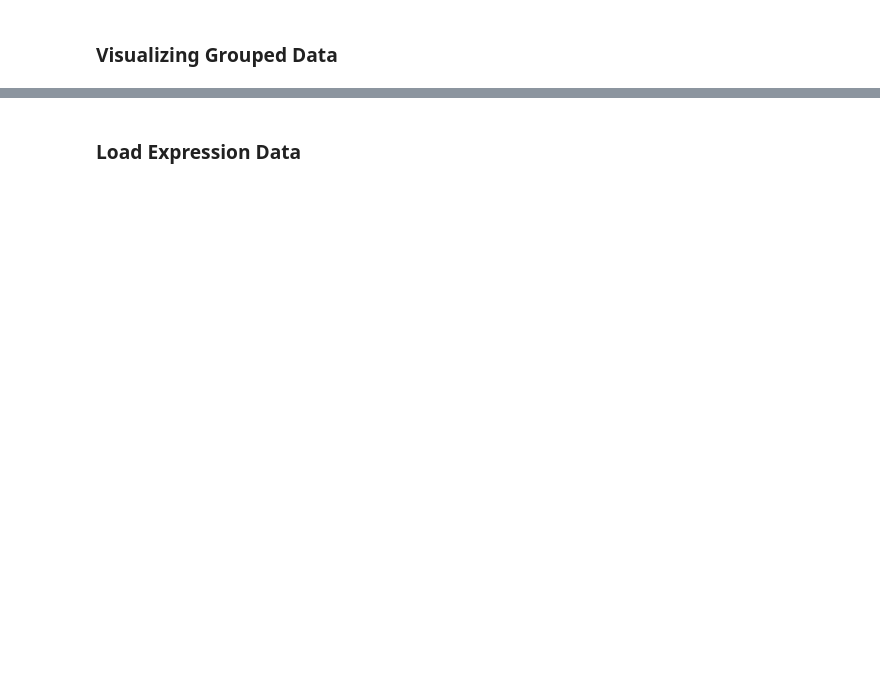
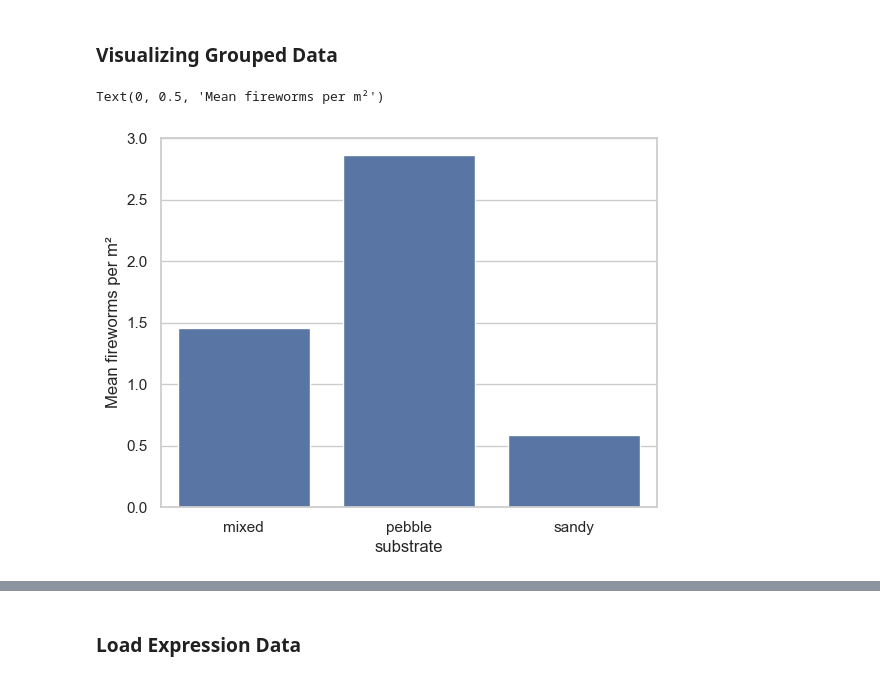
Before and after one commit to cgenomicslab/imbb-data-analysis, a Jupyter notebook: week1/day2_plotting_data_exploration.ipynb, the cells around one changed output, grey strips where cells are left out. Cells and saved outputs as stored; diff of their text form; code cells hidden in the pictures; blank space fills up the shorter version.

```diff
--- a/week1/day2_plotting_data_exploration.ipynb
+++ b/week1/day2_plotting_data_exploration.ipynb
@@ -232,7 +409,11 @@ survey.groupby('substrate')[['water_temp', 'umbrellas_per_100m', 'fireworms_per_
 # %% [markdown]
 ### Visualizing Grouped Data
 # %%
-# Bar plot of average temperature by substrate
-temp_by_type = survey.groupby('substrate')['water_temp'].mean()
-sns.barplot(x=temp_by_type.index, y=temp_by_type.values)
+# Bar plot of fireworm density by substrate
+fw_by_sub = survey.groupby('substrate')['fireworms_per_m2'].mean()
+sns.barplot(x=fw_by_sub.index, y=fw_by_sub.values)
+plt.ylabel('Mean fireworms per m²')
+# %% [output]
+Text(0, 0.5, 'Mean fireworms per m²')
+[figure, added]
 # %%
```
Also changed, not shown: parts of 58 cells of this notebook, 6 other files.
